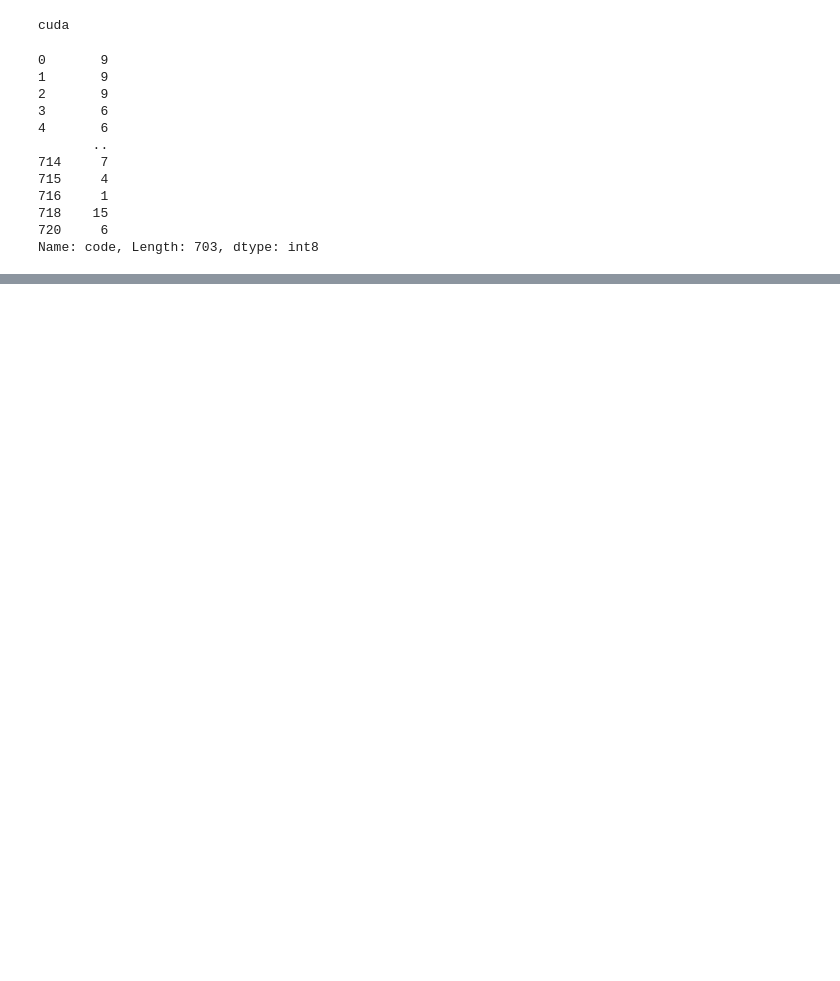
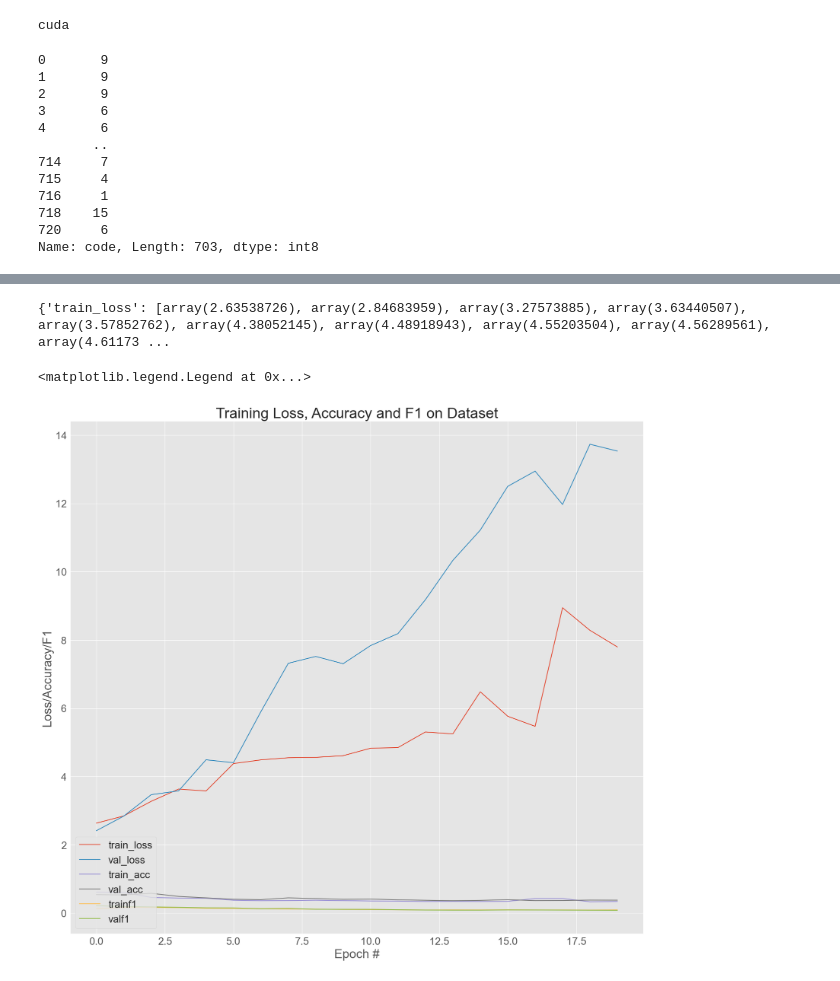
Before and after one commit to skramer-dev/ai-lab, a Jupyter notebook: CV/torch-transfer-learning.ipynb, the cells around one changed output, grey strips where cells are left out. Cells and saved outputs as stored; diff of their text form; code cells hidden in the pictures; blank space fills up the shorter version.

Commit message:
20 epochs freeze train run

```diff
--- a/CV/torch-transfer-learning.ipynb
+++ b/CV/torch-transfer-learning.ipynb
@@ -15,7 +16,7 @@ DATA_PATH = '../../Pokemon-data/'
 NORMALIZED_DATA = '../../Training-baseline/'
 SEED = 42
 BATCH_SIZE = 64
-EPOCHS = 1
+EPOCHS = 20
 PRETRAINED = True
 MODEL_NAME = str(EPOCHS) + "Epochs-freeze"
 checkpoint_path = './saved-models/'
@@ -148,7 +149,7 @@ import torch.nn as nn
 model.classifier = nn.Sequential(
                       nn.Linear(1280, 256),
                       nn.ReLU(),
-                      nn.Dropout(0.4),
+                      nn.Dropout(0.5),
                       nn.Linear(256, 18),
                       nn.LogSoftmax(dim=1))
 # %%
@@ -297,0 +337,22 @@ Val F1:         0.233775
+# %%
+print(metrics)
+# %% [output]
+{'train_loss': [array(2.63538726), array(2.84683959), array(3.27573885), array(3.63440507), array(3.57852762), array(4.38052145), array(4.48918943), array(4.55203504), array(4.56289561), array(4.61173 ...
+# %%
+# plot the training loss and accuracy
+plt.style.use("ggplot")
+plt.rcParams['font.size'] = 20
+plt.figure(figsize=(20, 18))
+plt.plot(metrics["train_loss"], label="train_loss")
+plt.plot(metrics["val_loss"], label="val_loss")
+plt.plot(metrics["train_acc"], label="train_acc")
+plt.plot(metrics["val_acc"], label="val_acc")
+plt.plot(metrics["trainf1"], label="trainf1")
+plt.plot(metrics["valf1"], label="valf1")
+plt.title("Training Loss, Accuracy and F1 on Dataset")
+plt.xlabel("Epoch #")
+plt.ylabel("Loss/Accuracy/F1")
+plt.legend(loc="lower left")
+# %% [output]
+<matplotlib.legend.Legend at 0x...>
+[figure, added]
```
Also changed, not shown: parts of 2 cells of this notebook, 1 other file.
